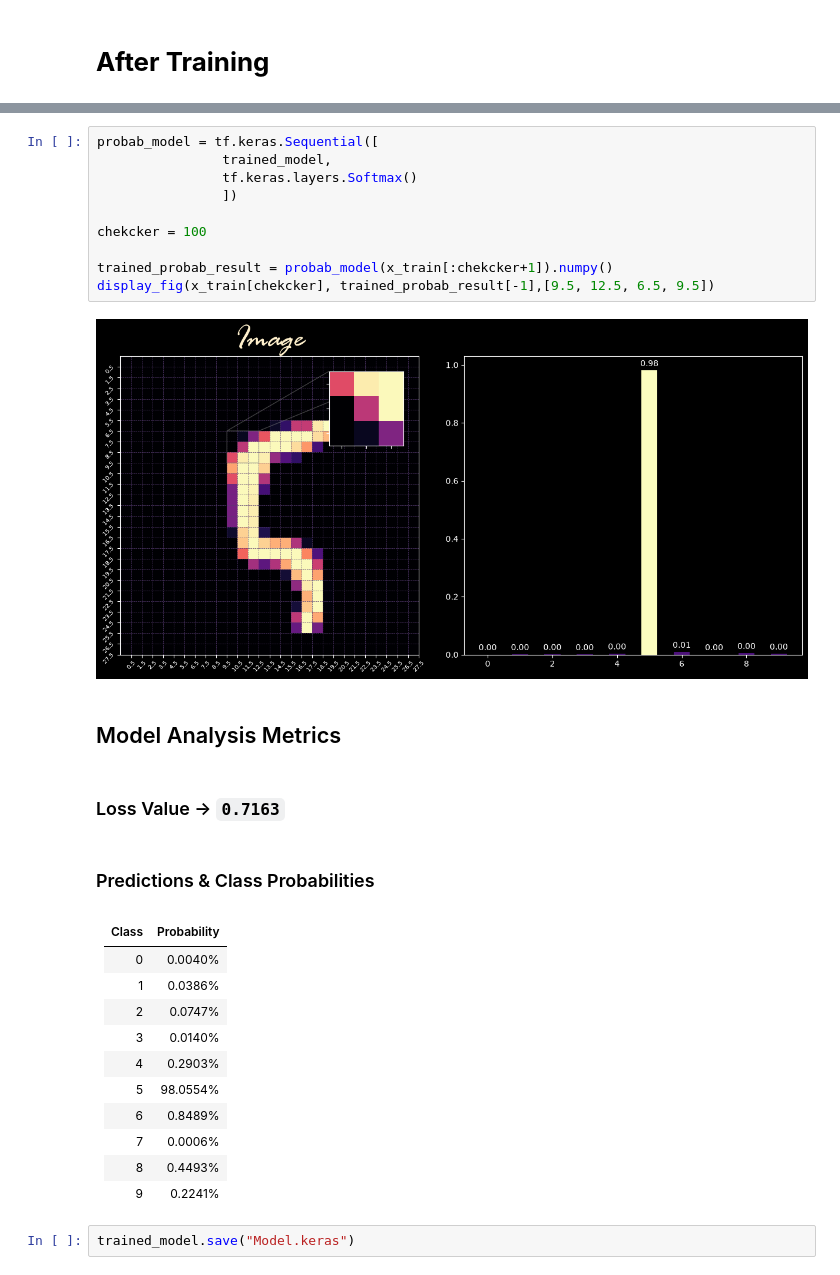
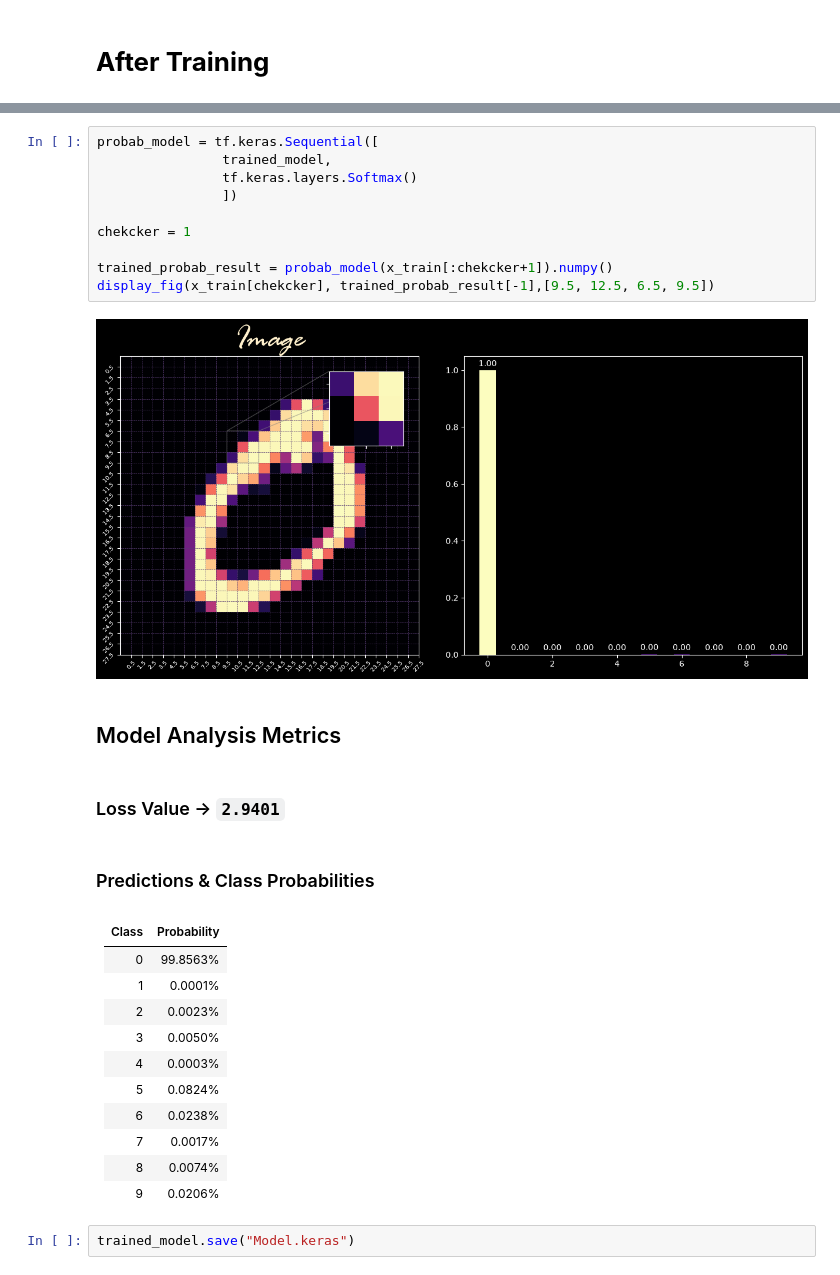
Before and after one commit to Akshat-Mishra-py/Learning-AI, a Jupyter notebook: model.ipynb, the cells around one changed output, grey strips where cells are left out. Saved outputs shown, nothing was run; the diff lists cells and outputs as text.

```diff
--- a/model.ipynb
+++ b/model.ipynb
@@ -155,30 +152,30 @@ trained_model_eval = trained_model.evaluate(x_test, y_test)
 # %%
 probab_model = tf.keras.Sequential([
                 trained_model,
                 tf.keras.layers.Softmax()
                 ])
 
-chekcker = 100
+chekcker = 1
 
 trained_probab_result = probab_model(x_train[:chekcker+1]).numpy()
 display_fig(x_train[chekcker], trained_probab_result[-1],[9.5, 12.5, 6.5, 9.5])
 # %% [output]
-[figure, old version]
+[figure, new version]
 ## Model Analysis Metrics
-### Loss Value &rarr; `0.7163`
+### Loss Value &rarr; `2.9401`
 ### Predictions & Class Probabilities
 |   Class | Probability   |
 |--------:|:--------------|
-|       0 | 0.0040%       |
-|       1 | 0.0386%       |
-|       2 | 0.0747%       |
-|       3 | 0.0140%       |
-|       4 | 0.2903%       |
-|       5 | 98.0554%      |
-|       6 | 0.8489%       |
-|       7 | 0.0006%       |
-|       8 | 0.4493%       |
-|       9 | 0.2241%       |
+|       0 | 99.8563%      |
+|       1 | 0.0001%       |
+|       2 | 0.0023%       |
+|       3 | 0.0050%       |
+|       4 | 0.0003%       |
+|       5 | 0.0824%       |
+|       6 | 0.0238%       |
+|       7 | 0.0017%       |
+|       8 | 0.0074%       |
+|       9 | 0.0206%       |
 # %%
 trained_model.save("Model.keras")
 # %% [markdown]
```
Also changed, not shown: parts of 4 cells of this notebook, 1 other file.
